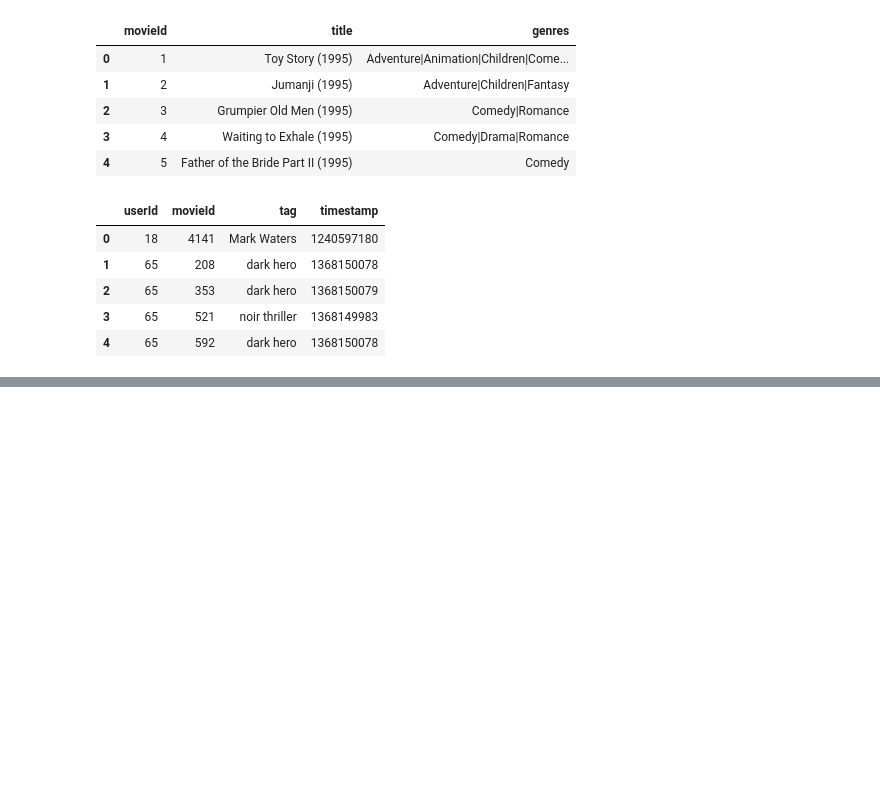
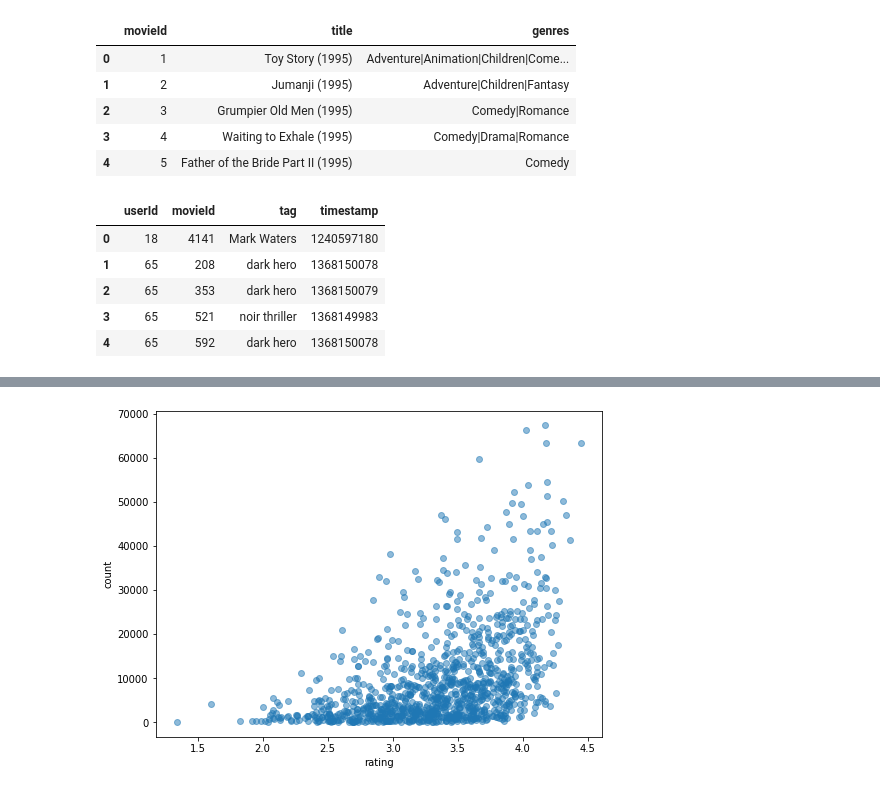
Before and after one commit to mjdacs/data612, a Jupyter notebook: project_2/eda.ipynb, the cells around one changed output, grey strips where cells are left out. Drawn from its saved outputs; the diff is of its cells as text; code cells hidden in the pictures; blank space fills up the shorter version.

```diff
--- a/project_2/eda.ipynb
+++ b/project_2/eda.ipynb
@@ -73,0 +125,9 @@ df.head(3)
+# %%
+plt.figure(figsize=(8,6))
+
+plt.scatter(rating_and_count.rating, rating_and_count.total_ratings, alpha=0.5)
+plt.xlabel('rating')
+plt.ylabel('count')
+plt.show()
+# %% [output]
+[figure, added]
```
Also changed, not shown: parts of 19 cells of this notebook, 1 other file.
